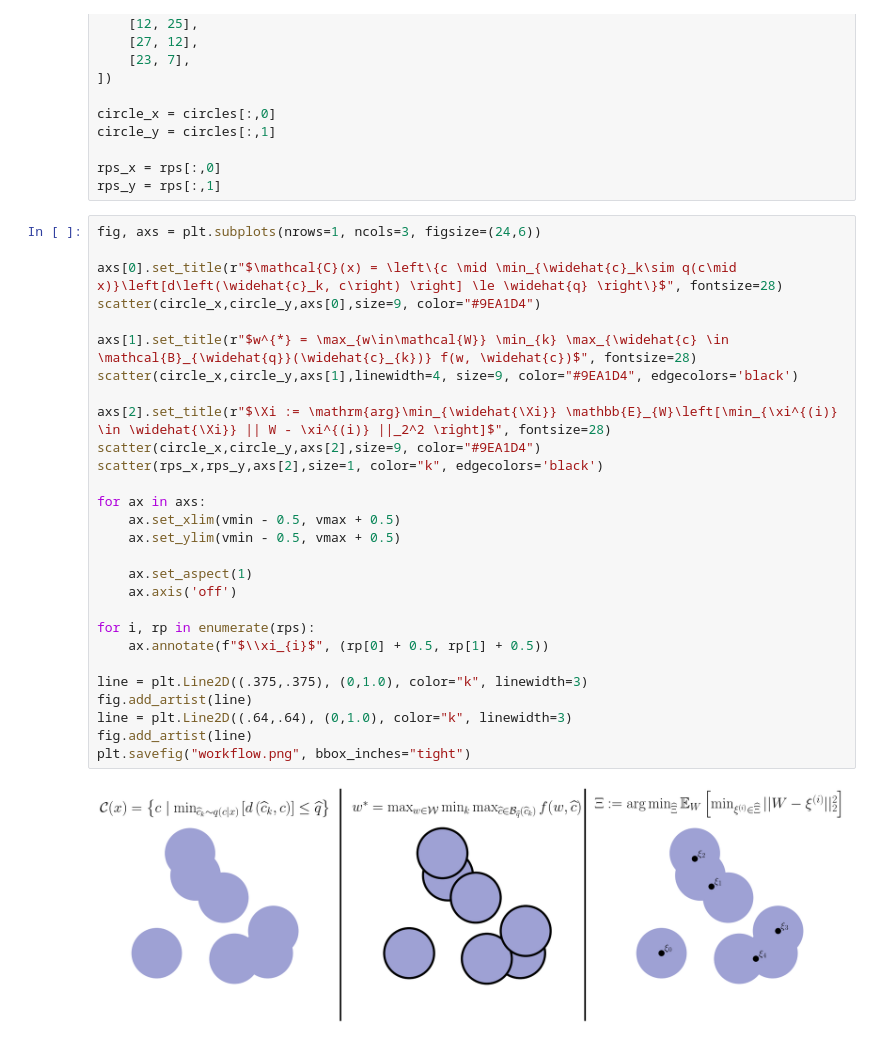
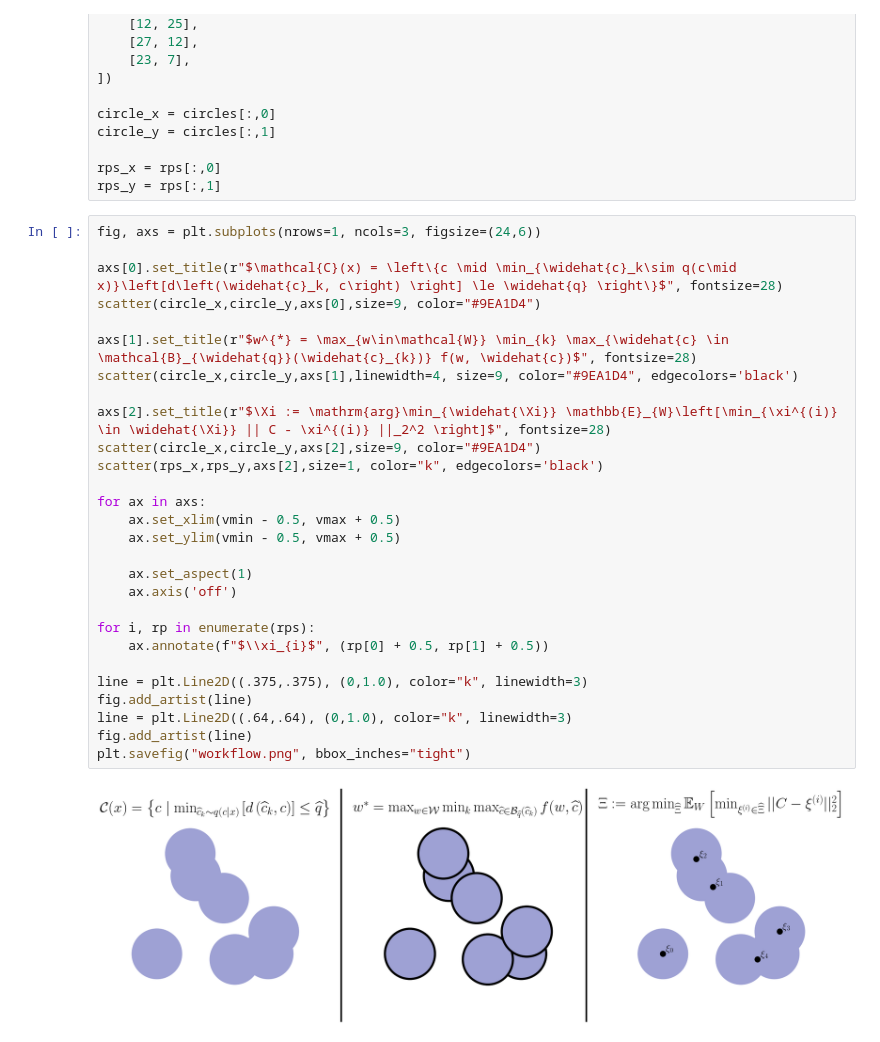
Before and after one commit to yashpatel5400/csi, a Jupyter notebook: diagram.ipynb, the cells around one changed output. Saved outputs shown, nothing was run; the diff lists cells and outputs as text.

```diff
--- a/diagram.ipynb
+++ b/diagram.ipynb
@@ -75,30 +75,30 @@ rps_y = rps[:,1]
 # %%
 fig, axs = plt.subplots(nrows=1, ncols=3, figsize=(24,6))
 
 axs[0].set_title(r"$\mathcal{C}(x) = \left\{c \mid \min_{\widehat{c}_k\sim q(c\mid x)}\left[d\left(\widehat{c}_k, c\right) \right] \le \widehat{q} \right\}$", fontsize=28)
 scatter(circle_x,circle_y,axs[0],size=9, color="#9EA1D4")
 
 axs[1].set_title(r"$w^{*} = \max_{w\in\mathcal{W}} \min_{k} \max_{\widehat{c} \in \mathcal{B}_{\widehat{q}}(\widehat{c}_{k})} f(w, \widehat{c})$", fontsize=28)
 scatter(circle_x,circle_y,axs[1],linewidth=4, size=9, color="#9EA1D4", edgecolors='black')
 
-axs[2].set_title(r"$\Xi := \mathrm{arg}\min_{\widehat{\Xi}} \mathbb{E}_{W}\left[\min_{\xi^{(i)} \in \widehat{\Xi}} || W - \xi^{(i)} ||_2^2 \right]$", fontsize=28)
+axs[2].set_title(r"$\Xi := \mathrm{arg}\min_{\widehat{\Xi}} \mathbb{E}_{W}\left[\min_{\xi^{(i)} \in \widehat{\Xi}} || C - \xi^{(i)} ||_2^2 \right]$", fontsize=28)
 scatter(circle_x,circle_y,axs[2],size=9, color="#9EA1D4")
 scatter(rps_x,rps_y,axs[2],size=1, color="k", edgecolors='black')
 
 for ax in axs:
     ax.set_xlim(vmin - 0.5, vmax + 0.5)
     ax.set_ylim(vmin - 0.5, vmax + 0.5)
 
     ax.set_aspect(1)
     ax.axis('off')
 
 for i, rp in enumerate(rps):
     ax.annotate(f"$\\xi_{i}$", (rp[0] + 0.5, rp[1] + 0.5))
 
 line = plt.Line2D((.375,.375), (0,1.0), color="k", linewidth=3)
 fig.add_artist(line)
 line = plt.Line2D((.64,.64), (0,1.0), color="k", linewidth=3)
 fig.add_artist(line)
 plt.savefig("workflow.png", bbox_inches="tight")
 # %% [output]
-[figure, old version]
+[figure, new version]
```
Also changed, not shown: 5 other files.
